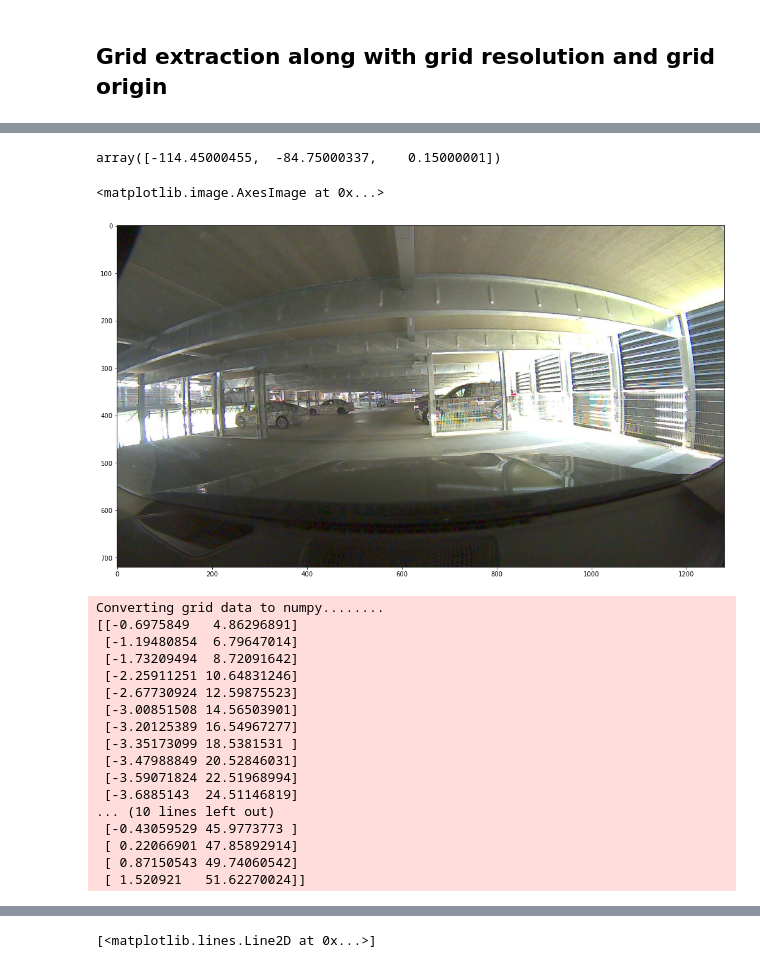
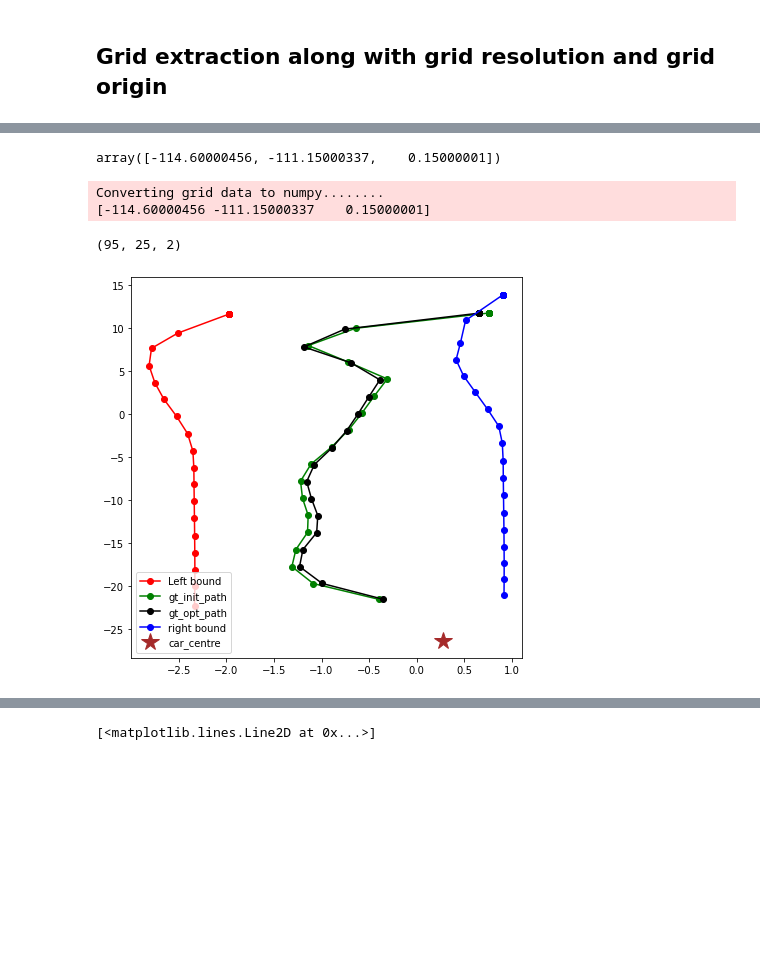
Before and after one commit to saitejamalyala/rosbag2numpy, a Jupyter notebook: example_np.ipynb, the cells around one changed output, grey strips where cells are left out. Drawn from its saved outputs; the diff is of its cells as text; code cells hidden in the pictures; blank space fills up the shorter version.

```diff
--- a/example_np.ipynb
+++ b/example_np.ipynb
@@ -12,7 +12,7 @@ from bagpy import bagreader
 
 #b = bagreader(r'C:\Users\Teja\Documents\_INFOTECH\Thesis\sample_Ros_bag\2021-03-12_11-41-55_0\2021-03-12_11-41-55_0.bag')
 #b = bagreader(r'C:\Users\Teja\Documents\_INFOTECH\Thesis\sample_Ros_bag\pedestrian_on_road\2021-03-12_11-29-58\2021-03-12_11-29-59_0.bag')
-b = bagreader(r'D:\teja\scenario5\2021-06-10_14-47-20\2021-06-10_14-48-21_1.bag')
+b = bagreader(r'D:\teja\scenario1\2021-06-10_08-54-06\2021-06-10_08-54-07_0.bag')
 # D:\teja\scenario5\2021-06-10_14-37-57\2021-06-10_14-38-58_1.bag -5559 sequence index missing
 # D:\teja\scenario5\2021-06-10_14-39-30\2021-06-10_14-40-31_1.bag - No messages
 # D:\teja\scenario5\2021-06-10_14-47-20\2021-06-10_14-48-21_1.bag - 135 messages, 79502.0
@@ -98,0 +113,2 @@ obstacle: 0.0
+# %%
+l_bnd_x,l_bnd_y,r_bnd_x,r_bnd_y = __construct_bound_widths(pathing_msgs[55].path_options[2].reference_path)
@@ -185,28 +202,7 @@ ValueError: 5590.0 is not in list
 # %%
-np_all_grid_orig_res[55]
+np_all_grid_orig_res[10]
 # %% [output]
-array([-114.45000455,  -84.75000337,    0.15000001])
+array([-114.60000456, -111.15000337,    0.15000001])
-# %%
-list_all_img_data=[]
-for i,examplary_pathing_msg in enumerate(tqdm(pathing_msgs[0:2])):
-
-    image_seq = examplary_pathing_msg.path_options[1].reference_path[0].left_boundaries.road
-    image_idx = image_seqs.index(image_seq)
-    image_msg = image_msgs[image_idx]
-
-    # Convert compressed image(byte string) to RAW using
-    img = Image.open(io.BytesIO(image_msg.data))
-    #convert PIL image object to numpy array
-    np_img = np.asarray(img)
-    list_all_img_data.append(np_img)
-
-np_all_img_data = np.asarray(list_all_img_data)
-
-plt.figure(figsize=(20,10))
-plt.imshow(np_all_img_data[0])
-# %% [output]
-<matplotlib.image.AxesImage at 0x...>
-[figure, removed]
 # %%
 _READ_ROSBAG =1
 _MAX_LENGTH = 25
@@ -375,27 +403,33 @@ class np_maker():
         return np_all_odo_data
 # %%
 convert_2_np = np_maker(pathing_msgs,25)
-np_init_path,np_opt_path = convert_2_np.create_np_path()
-np_grid_data = convert_2_np.create_np_grid()
-#np_img_data = convert_2_np.create_np_img()
-
-print((np_init_path[0]))
-#print(np.shape(np_img_data))
+np_init_path,np_opt_path,np_bnd_path = convert_2_np.create_np_path()
+np_grid_data,np_grid_org_res = convert_2_np.create_np_grid()
+np_img_data = convert_2_np.create_np_img()
+np_odo_data = convert_2_np.create_np_odo()
+print((np_grid_org_res))
 # %% [output]
 Converting grid data to numpy........
-[[-0.6975849   4.86296891]
- [-1.19480854  6.79647014]
- [-1.73209494  8.72091642]
- [-2.25911251 10.64831246]
- [-2.67730924 12.59875523]
- [-3.00851508 14.56503901]
- [-3.20125389 16.54967277]
- [-3.35173099 18.5381531 ]
- [-3.47988849 20.52846031]
- [-3.59071824 22.51968994]
- [-3.6885143  24.51146819]
-... (10 lines left out)
- [-0.43059529 45.9773773 ]
- [ 0.22066901 47.85892914]
- [ 0.87150543 49.74060542]
- [ 1.520921   51.62270024]]
+[-114.60000456 -111.15000337    0.15000001]
+# %%
+
+#print((np_bnd_path[0,0,:,:]))
+#print((np_bnd_path[0,1,:,:]))
+#print(np.shape(np_img_data))
+#0.1500000
+test_idx=50
+plt.figure(figsize=(7,7))
+plt.plot(np_bnd_path[test_idx,0,:,0],np_bnd_path[test_idx,0,:,1],'o-', color='red')
+
+plt.plot(np_init_path[test_idx,:,0],np_init_path[test_idx,:,1],'o-', color='green')
+plt.plot(np_opt_path[test_idx,:,0],np_opt_path[test_idx,:,1],'o-', color='black')
+
+plt.plot(np_bnd_path[test_idx,1,:,0],np_bnd_path[test_idx,1,:,1],'o-', color='blue')
+
+plt.plot(np_odo_data[test_idx,0],np_odo_data[test_idx,1],'r*', color = 'brown',markersize=18)
+
+plt.legend(['Left bound', 'gt_init_path', 'gt_opt_path','right bound', 'car_centre'], loc='lower left')
+print(np.shape(np_bnd_path[:,0,:,:]))
+# %% [output]
+(95, 25, 2)
+[figure, added]
```
Also changed, not shown: parts of 16 cells of this notebook, 2 other files.
